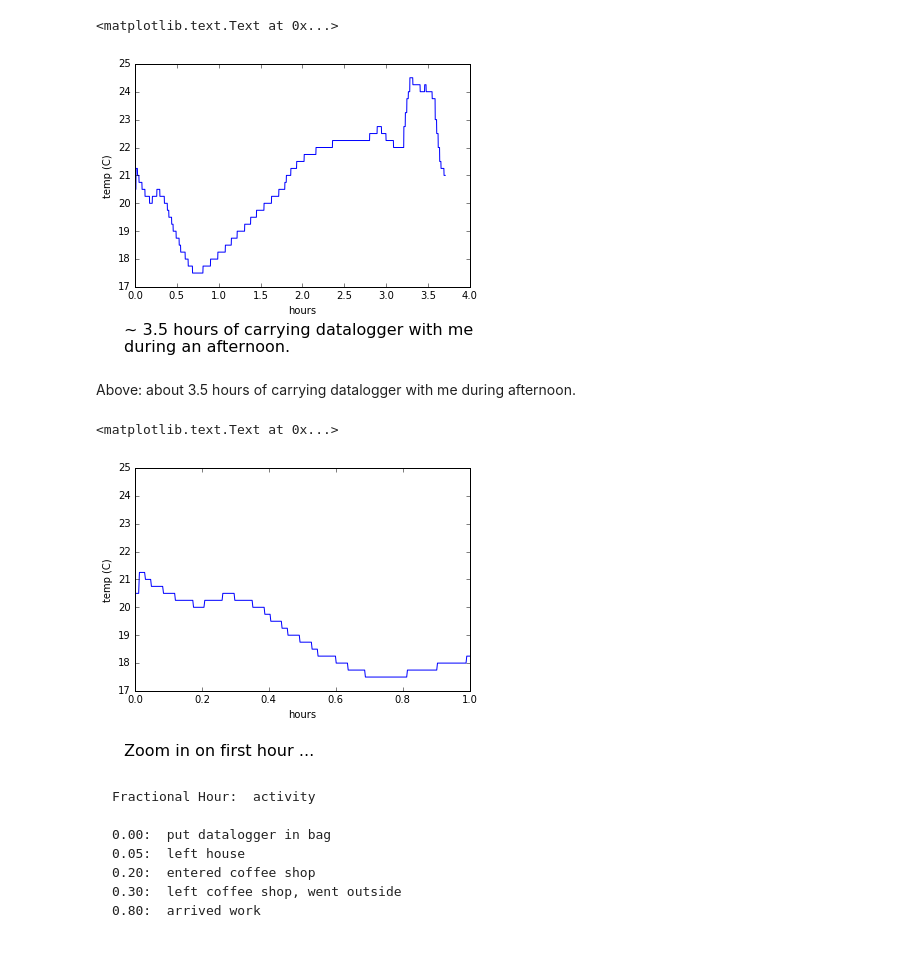
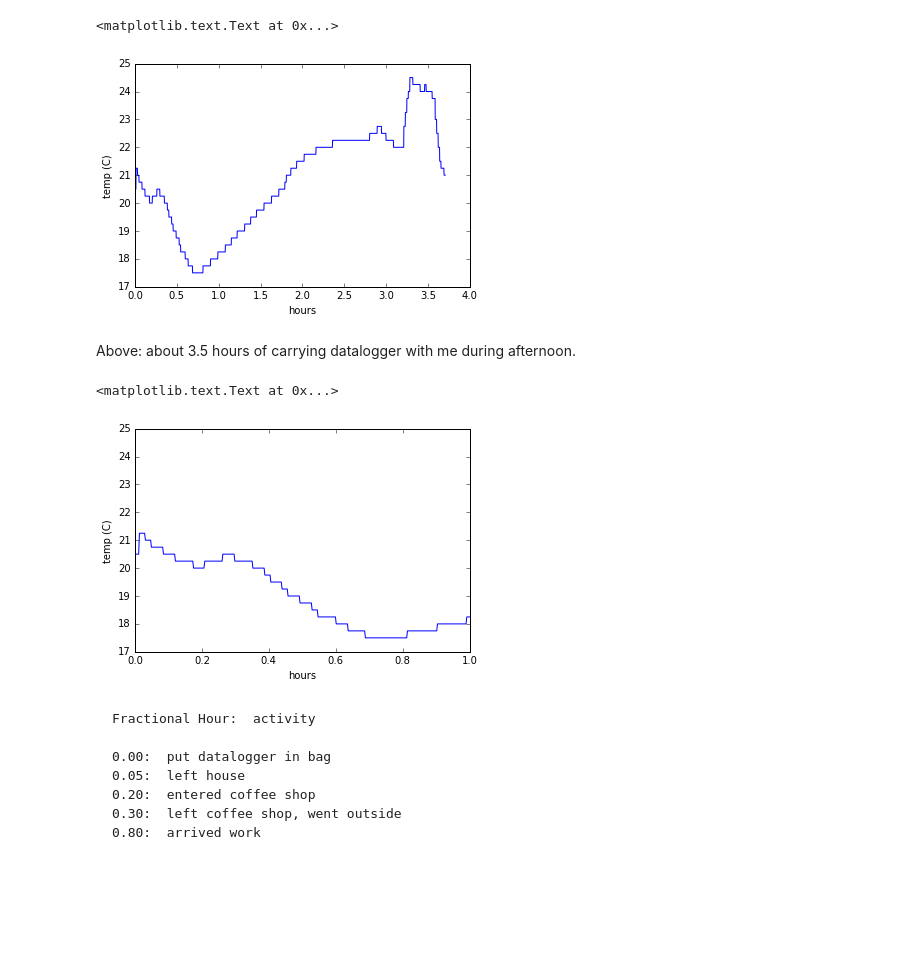
Before and after one commit to dwblair/riffle-lithium-ion-cold-test, a Jupyter notebook: CSV_test.ipynb, the cells around one changed output. Saved outputs shown, nothing was run; the diff lists cells and outputs as text; code cells hidden in the pictures; blank space fills up the shorter version.

````diff
--- a/CSV_test.ipynb
+++ b/CSV_test.ipynb
@@ -27,18 +27,18 @@ for i in range (0,len(a.date)):
     t.append((float(ts)-float(tstart))/3600) #hours
 # %%
 plt.plot(t,a.temp); plt.xlabel('hours'); plt.ylabel('temp (C)');
-plt.figtext(.1, -0.1, "~ 3.5 hours of carrying datalogger with me\nduring an afternoon.", size=16)
+#plt.figtext(.1, -0.1, "Fig 1", size=16)
 # %% [output]
 <matplotlib.text.Text at 0x...>
-[figure, old version]
+[figure, new version]
 # %% [markdown]
 Above: about 3.5 hours of carrying datalogger with me during afternoon.
 # %%
 plt.plot(t,a.temp); plt.xlim(0,1.0);plt.xlabel('hours'); plt.ylabel('temp (C)')
-plt.figtext(.1, -0.1, "Zoom in on first hour ...", size=16)
+#plt.figtext(.1, -0.1, "Zoom in on first hour ...", size=16)
 # %% [output]
 <matplotlib.text.Text at 0x...>
-[figure, old version]
+[figure, new version]
 # %% [markdown]
 ```
 Fractional Hour:  activity
````
Also changed, not shown: parts of 8 cells of this notebook, 2 other files.
